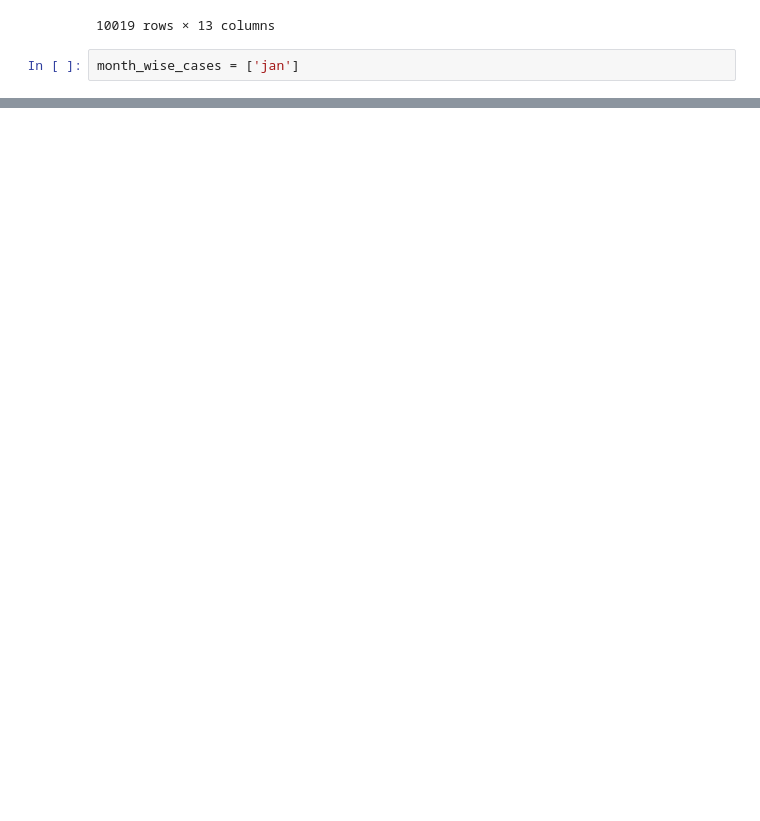
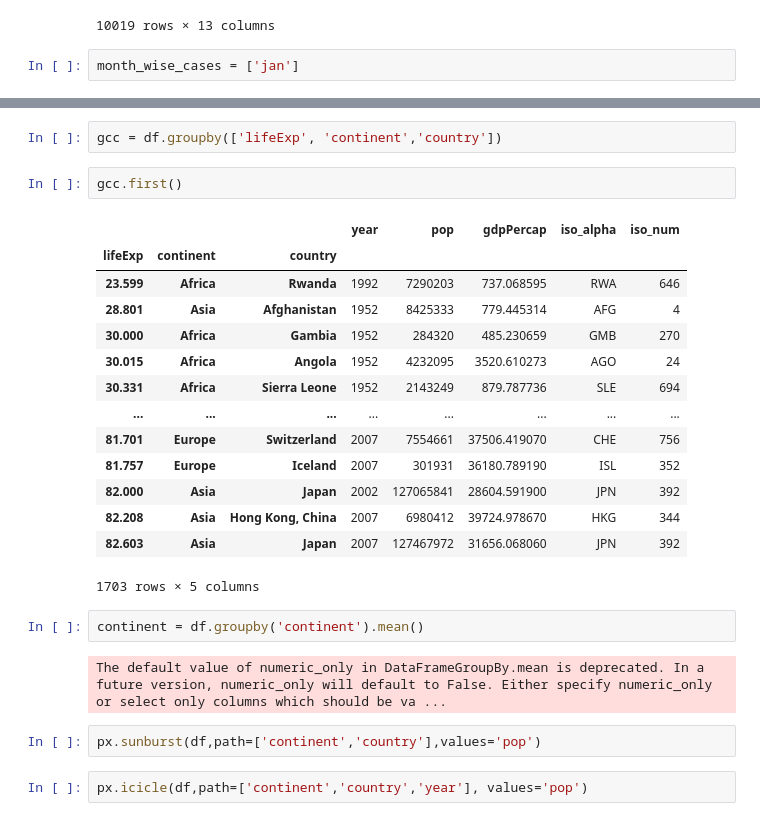
Before and after one commit to vyomyadav01/python-with-data-science, a Jupyter notebook: data_analytics/pandas_basics.ipynb, the cells around one changed output, grey strips where cells are left out. Cells and saved outputs as stored; diff of their text form; blank space fills up the shorter version.

```diff
--- a/data_analytics/pandas_basics.ipynb
+++ b/data_analytics/pandas_basics.ipynb
@@ -403,0 +698,27 @@ month_wise_cases = ['jan']
+# %%
+gcc = df.groupby(['lifeExp', 'continent','country'])
+# %%
+gcc.first()
+# %% [output]
+|  |  |  | year | pop | gdpPercap | iso_alpha | iso_num |
+| lifeExp | continent | country |  |  |  |  |  |
+| 23.599 | Africa | Rwanda | 1992 | 7290203 | 737.068595 | RWA | 646 |
+| 28.801 | Asia | Afghanistan | 1952 | 8425333 | 779.445314 | AFG | 4 |
+| 30.000 | Africa | Gambia | 1952 | 284320 | 485.230659 | GMB | 270 |
+| 30.015 | Africa | Angola | 1952 | 4232095 | 3520.610273 | AGO | 24 |
+| 30.331 | Africa | Sierra Leone | 1952 | 2143249 | 879.787736 | SLE | 694 |
+| ... | ... | ... | ... | ... | ... | ... | ... |
+| 81.701 | Europe | Switzerland | 2007 | 7554661 | 37506.419070 | CHE | 756 |
+| 81.757 | Europe | Iceland | 2007 | 301931 | 36180.789190 | ISL | 352 |
+| 82.000 | Asia | Japan | 2002 | 127065841 | 28604.591900 | JPN | 392 |
+| 82.208 | Asia | Hong Kong, China | 2007 | 6980412 | 39724.978670 | HKG | 344 |
+| 82.603 | Asia | Japan | 2007 | 127467972 | 31656.068060 | JPN | 392 |
+1703 rows × 5 columns
+# %%
+continent = df.groupby('continent').mean()
+# %% [output]
+The default value of numeric_only in DataFrameGroupBy.mean is deprecated. In a future version, numeric_only will default to False. Either specify numeric_only or select only columns which should be va ...
+# %%
+px.sunburst(df,path=['continent','country'],values='pop')
+# %%
+px.icicle(df,path=['continent','country','year'], values='pop')
```
Also changed, not shown: parts of 36 cells of this notebook.
